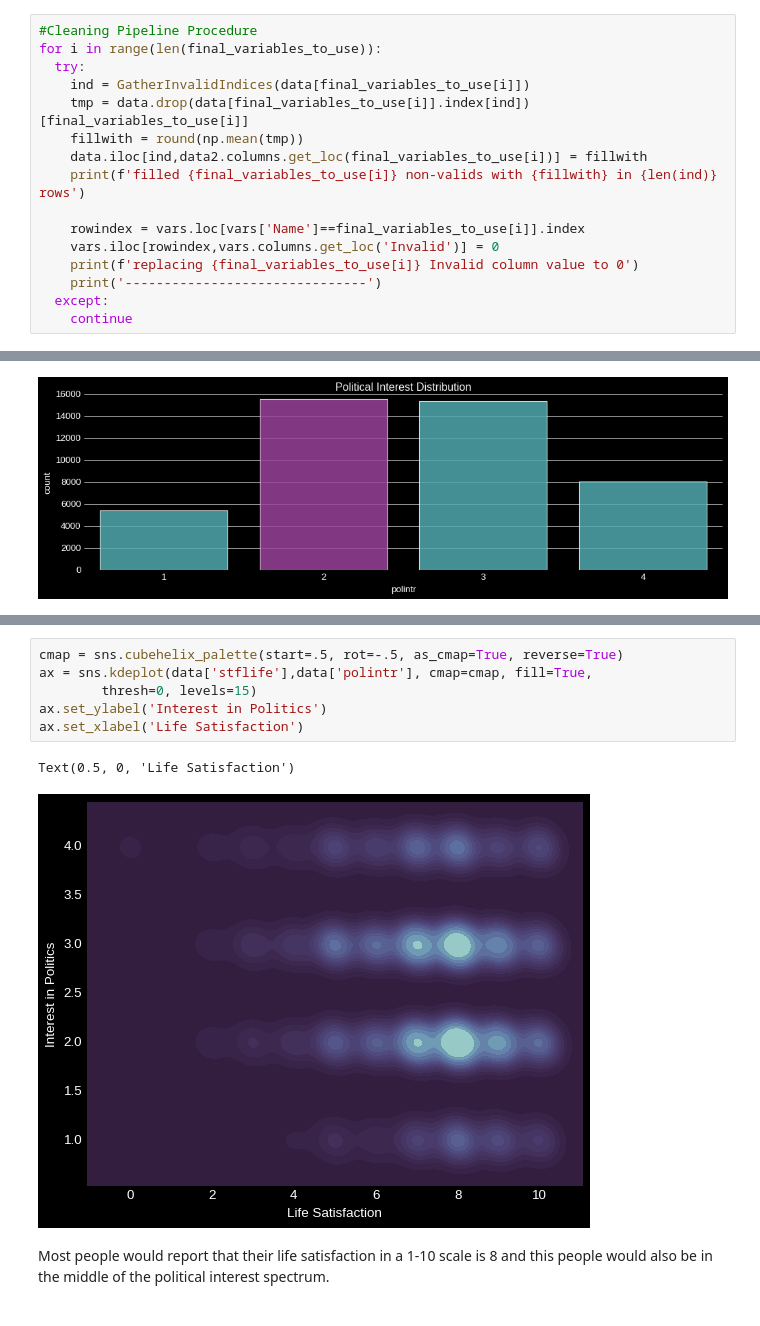
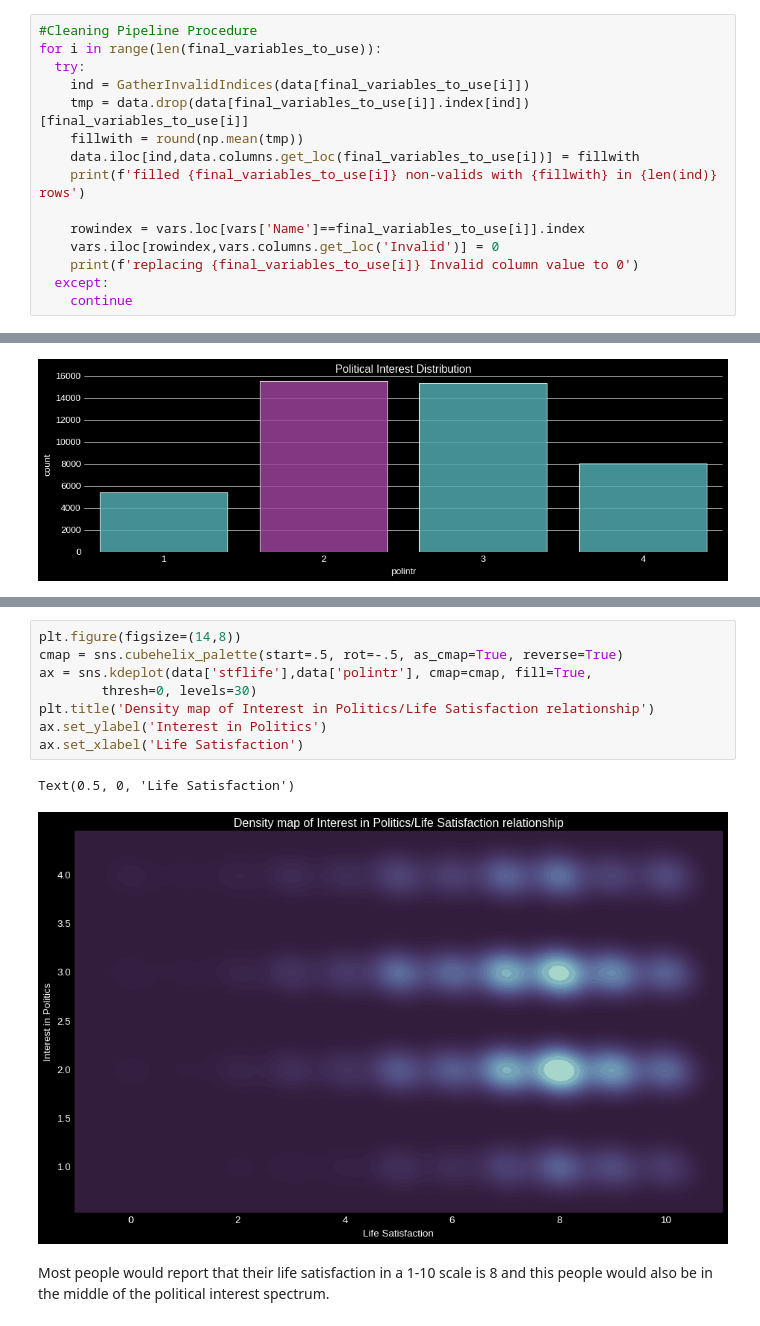
Before and after one commit to ivanachillee/social-perception, a Jupyter notebook: notebooks/Cleaning_and_EDA.ipynb, the cells around one changed output, grey strips where cells are left out. Saved outputs shown, nothing was run; the diff lists cells and outputs as text.

```diff
--- a/notebooks/Cleaning_and_EDA.ipynb
+++ b/notebooks/Cleaning_and_EDA.ipynb
@@ -469,13 +479,12 @@ for i in range(len(final_variables_to_use)):
     ind = GatherInvalidIndices(data[final_variables_to_use[i]])
     tmp = data.drop(data[final_variables_to_use[i]].index[ind])[final_variables_to_use[i]]
     fillwith = round(np.mean(tmp))
-    data.iloc[ind,data2.columns.get_loc(final_variables_to_use[i])] = fillwith
+    data.iloc[ind,data.columns.get_loc(final_variables_to_use[i])] = fillwith
     print(f'filled {final_variables_to_use[i]} non-valids with {fillwith} in {len(ind)} rows')
 
     rowindex = vars.loc[vars['Name']==final_variables_to_use[i]].index
     vars.iloc[rowindex,vars.columns.get_loc('Invalid')] = 0
     print(f'replacing {final_variables_to_use[i]} Invalid column value to 0')
-    print('-------------------------------')
   except:
     continue
 # %% [output]
@@ -576,13 +586,15 @@ ax6.set_ylabel('Trust in the UN')
 Text(0, 0.5, 'Trust in the UN')
 [figure]
 # %%
+plt.figure(figsize=(14,8))
 cmap = sns.cubehelix_palette(start=.5, rot=-.5, as_cmap=True, reverse=True)
 ax = sns.kdeplot(data['stflife'],data['polintr'], cmap=cmap, fill=True,
-        thresh=0, levels=15)
+        thresh=0, levels=30)
+plt.title('Density map of Interest in Politics/Life Satisfaction relationship')
 ax.set_ylabel('Interest in Politics')
 ax.set_xlabel('Life Satisfaction')
 # %% [output]
 Text(0.5, 0, 'Life Satisfaction')
-[figure, old version]
+[figure, new version]
 # %% [markdown]
 Most people would report that their life satisfaction in a 1-10 scale is 8 and this people would also be in the middle of the political interest spectrum.
```
Also changed, not shown: parts of 54 cells of this notebook, 2 other files.
